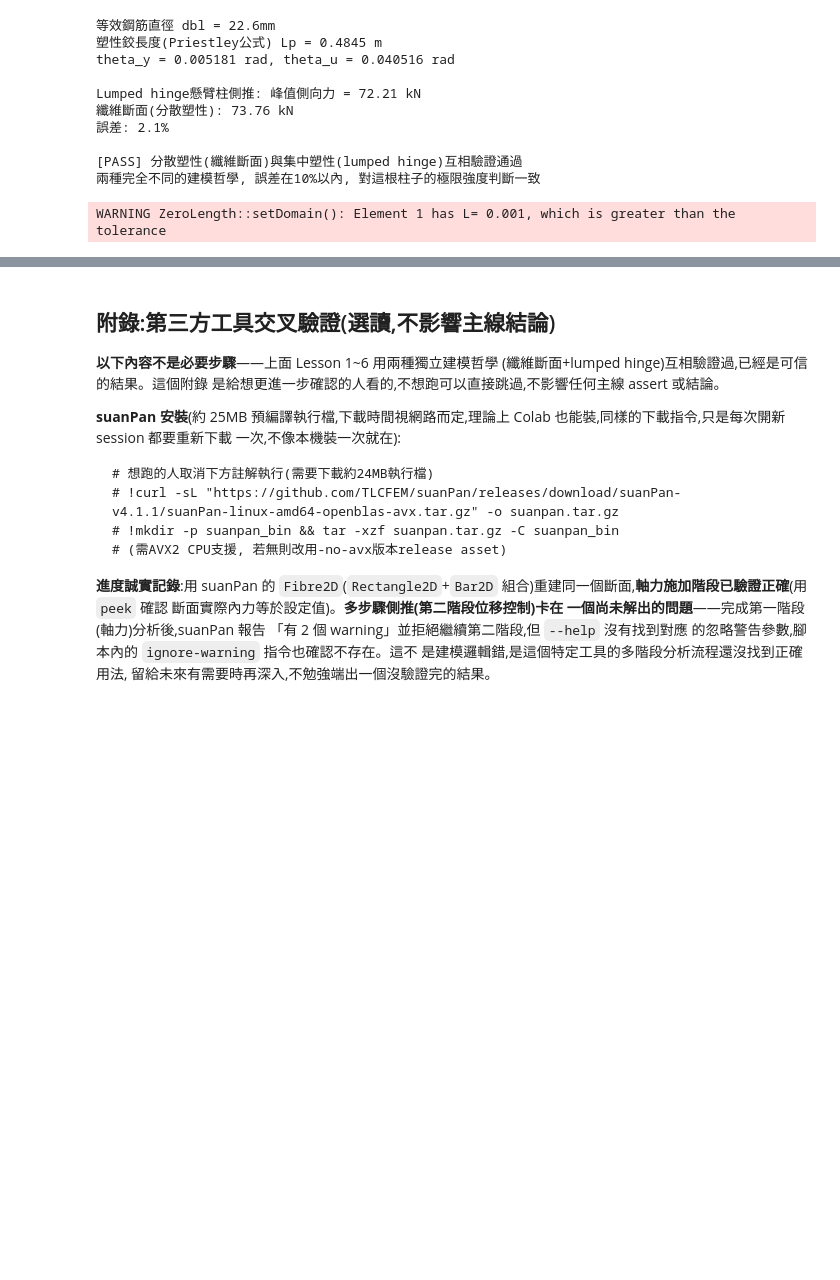
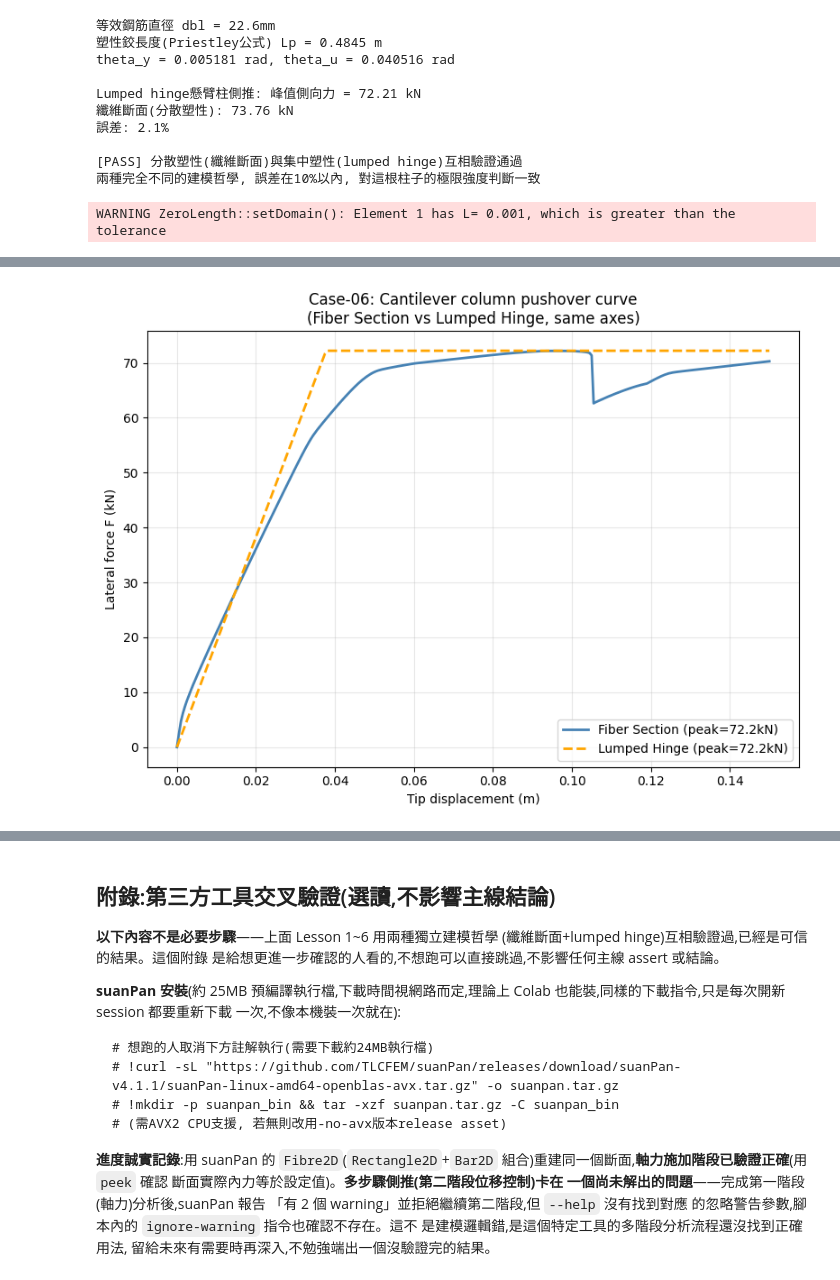
Before and after one commit to zhixiu0223/taiwan-seismic-code-calc, a Jupyter notebook: notebooks/case06_fiber_pm_interaction.ipynb, the cells around one changed output, grey strips where cells are left out. Cells and saved outputs as stored; diff of their text form; code cells hidden in the pictures; blank space fills up the shorter version.

```diff
--- a/notebooks/case06_fiber_pm_interaction.ipynb
+++ b/notebooks/case06_fiber_pm_interaction.ipynb
@@ -464,0 +512,87 @@ WARNING ZeroLength::setDomain(): Element 1 has L= 0.001, which is greater than t
+# %%
+# 重新用DisplacementControl記錄完整F-Delta曲線(不只是peak值)
+def fiber_pushover_curve(tip_disp=0.15, n_steps=300):
+    build_fiber_section()
+    ops.node(1, 0.0, 0.0)
+    ops.node(2, 0.0, L)
+    ops.fix(1, 1,1,1)
+    ops.geomTransf('Linear', 1)
+    ops.beamIntegration('Lobatto', 1, 1, 5)
+    ops.element('forceBeamColumn', 1, 1, 2, 1, 1)
+    ops.timeSeries('Linear',1); ops.pattern('Plain',1,1)
+    ops.load(2, 0.0, -147.60, 0.0)
+    ops.system('BandGeneral'); ops.numberer('Plain'); ops.constraints('Plain')
+    ops.test('NormUnbalance', 1e-6, 30)
+    ops.algorithm('Newton')
+    ops.integrator('LoadControl', 0.1)
+    ops.analysis('Static')
+    ops.analyze(10)
+    ops.loadConst('-time', 0.0)
+    ops.timeSeries('Linear',2); ops.pattern('Plain',2,2)
+    ops.load(2, 1.0, 0.0, 0.0)
+    ops.integrator('DisplacementControl', 2, 1, tip_disp/n_steps)
+    ops.analysis('Static')
+    disps, forces = [0.0], [0.0]
+    for i in range(n_steps):
+        ok = ops.analyze(1)
+        if ok != 0:
+            break
+        disps.append(ops.nodeDisp(2,1))
+        forces.append(ops.getLoadFactor(2))
+    return np.array(disps), np.array(forces)
+
+
+def lumped_hinge_pushover_curve(tip_disp=0.15, n_steps=300):
+    Ic = h**4/12
+    A_col = h**2
+    ops.wipe()
+    ops.model('basic','-ndm',2,'-ndf',3)
+    ops.node(1, 0.0, 0.0)
+    ops.node(2, 0.0, 0.001)
+    ops.node(3, 0.0, L)
+    ops.fix(1, 1,1,1)
+    K_spring = M_u/theta_y
+    ops.uniaxialMaterial('ElasticPP', 1, K_spring, theta_y)
+    ops.element('zeroLength', 1, 1, 2, '-mat', 1, '-dir', 6)
+    ops.equalDOF(1, 2, 1, 2)
+    ops.geomTransf('Linear', 1)
+    ops.element('elasticBeamColumn', 2, 2, 3, A_col, E_rc, Ic, 1)
+    ops.timeSeries('Linear',1); ops.pattern('Plain',1,1)
+    ops.load(3, 0.0, -147.60, 0.0)
+    ops.system('BandGeneral'); ops.numberer('Plain'); ops.constraints('Transformation')
+    ops.test('NormUnbalance', 1e-6, 30)
+    ops.algorithm('Newton')
+    ops.integrator('LoadControl', 0.1)
+    ops.analysis('Static')
+    ops.analyze(10)
+    ops.loadConst('-time', 0.0)
+    ops.timeSeries('Linear',2); ops.pattern('Plain',2,2)
+    ops.load(3, 1.0, 0.0, 0.0)
+    ops.integrator('DisplacementControl', 3, 1, tip_disp/n_steps)
+    ops.analysis('Static')
+    disps, forces = [0.0], [0.0]
+    for i in range(n_steps):
+        ok = ops.analyze(1)
+        if ok != 0:
+            break
+        disps.append(ops.nodeDisp(3,1))
+        forces.append(ops.getLoadFactor(2))
+    return np.array(disps), np.array(forces)
+
+
+disp_fiber_curve, F_fiber_full = fiber_pushover_curve()
+disp_lump_curve, F_lump_full = lumped_hinge_pushover_curve()
+
+fig, ax = plt.subplots(figsize=(8,6))
+ax.plot(disp_fiber_curve, F_fiber_full, '-', color='steelblue', lw=2,
+        label=f'Fiber Section (peak={F_fiber_full.max():.1f}kN)')
+ax.plot(disp_lump_curve, F_lump_full, '--', color='orange', lw=2,
+        label=f'Lumped Hinge (peak={F_lump_full.max():.1f}kN)')
+ax.set_xlabel('Tip displacement (m)')
+ax.set_ylabel('Lateral force F (kN)')
+ax.set_title('Case-06: Cantilever column pushover curve\n(Fiber Section vs Lumped Hinge, same axes)')
+ax.legend()
+ax.grid(True, alpha=0.3)
+plt.tight_layout()
+plt.show()
+# %% [output]
@@ -464,0 +600 @@ WARNING ZeroLength::setDomain(): Element 1 has L= 0.001, which is greater than t
+[figure, added]
```
Also changed, not shown: parts of 5 cells of this notebook.
